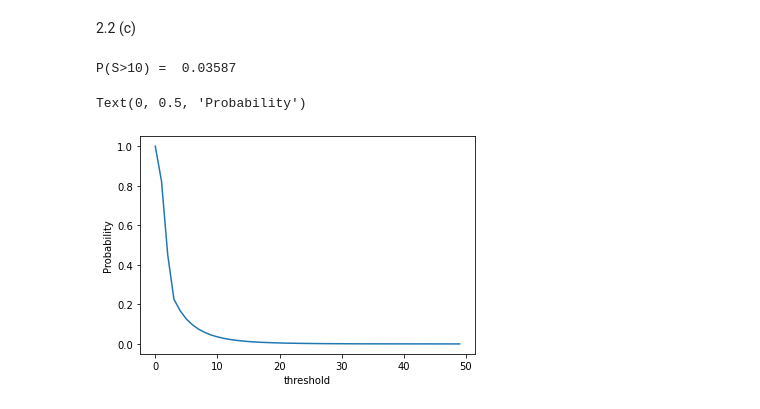
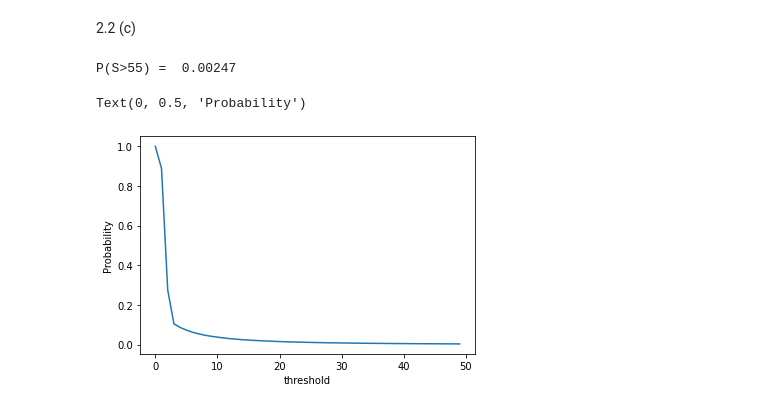
Before and after one commit to hardikparwana/aerosp567, a Jupyter notebook: Project 1_3.ipynb, the cells around one changed output. Drawn from its saved outputs; the diff is of its cells as text; code cells hidden in the pictures.

```diff
--- a/Project 1_3.ipynb
+++ b/Project 1_3.ipynb
@@ -356,14 +384,14 @@ Note here that the above probability varianec is very high even with num_trials
 def shifted_Gaussian_random_walk_sampler(num_steps):
     """ Generate a set of steps for a random walk"""
     num_dim = 3
-    X = np.random.normal(loc = (55/100.0/np.sqrt(3)), size = (num_dim,num_steps)) # samples from a uniform
+    X = np.random.normal(loc = (2/np.sqrt(3)), size = (num_dim,num_steps)) # samples from a uniform
     return X
 
 def prob_normal_gaussian_walk(sample):
     return 1/np.sqrt(2*np.pi)*np.exp(-(sample)**2/2)
 
 def prob_shifted_gaussian_walk(sample):
-    shift_gaussian = 55/100.0
+    shift_gaussian = 2/np.sqrt(3)
     return 1/np.sqrt(2*np.pi)*np.exp(-(sample-shift_gaussian)**2/2)
 
 def gaussian_random_walk_weighted(num_samples, sample_generator, cumsum=False):
@@ -379,22 +407,22 @@ def gaussian_random_walk_weighted(num_samples, sample_generator, cumsum=False):
 # %%
 num_trials = 10**5
 estimator_vals_importance = np.zeros((num_trials, num_samples))
 for trial in range(num_trials):
     path, _  = gaussian_random_walk_weighted(num_samples, shifted_Gaussian_random_walk_sampler, cumsum=True)
     estimator_vals_importance[trial, :] = np.linalg.norm(path, axis=0)
 
 
-threshold = 10
-print("P(S>10) = ", monte_carlo_importance(estimator_vals_importance, threshold))
+threshold = 55
+print("P(S>55) = ", monte_carlo_importance(estimator_vals_importance, threshold))
 
-# probs = []
-# for threshold in range(50):
-#     probs.append(monte_carlo_importance(estimator_vals_importance, threshold))
+probs = []
+for threshold in range(50):
+    probs.append(monte_carlo_importance(estimator_vals_importance, threshold))
 
-# plt.plot(probs)
-# plt.xlabel('threshold')
-# plt.ylabel('Probability')
+plt.plot(probs)
+plt.xlabel('threshold')
+plt.ylabel('Probability')
 # %% [output]
-P(S>10) =  0.03587
+P(S>55) =  0.00247
 Text(0, 0.5, 'Probability')
-[figure, old version]
+[figure, new version]
```
Also changed, not shown: parts of 3 cells of this notebook.
